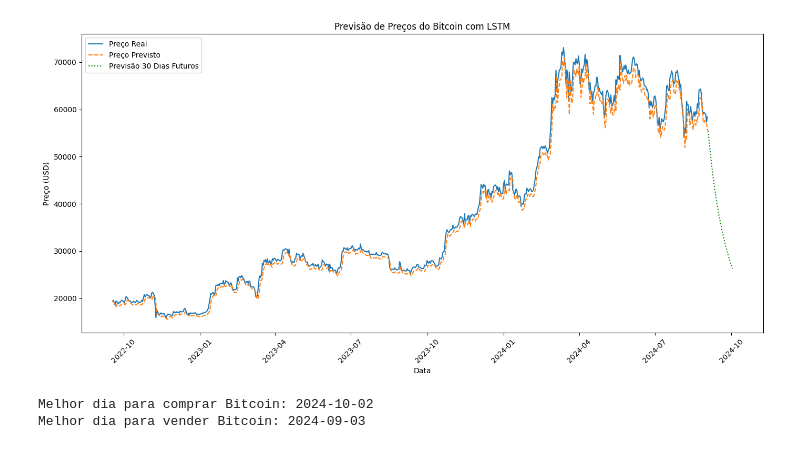
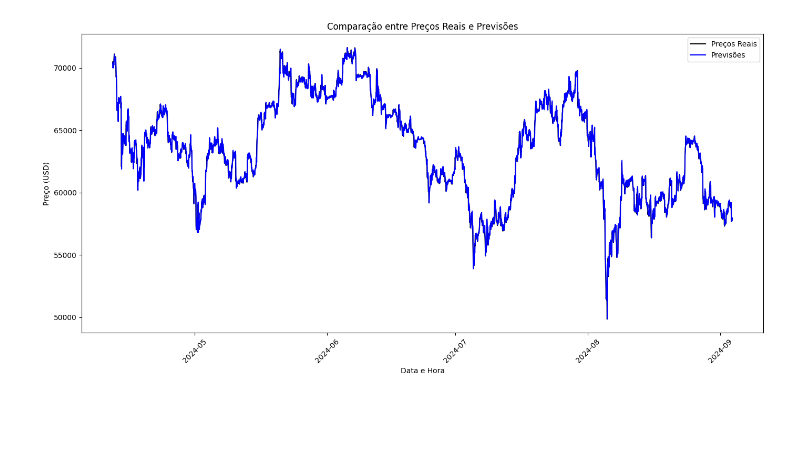
Before and after one commit to rafaelarojas/pondm7, a Jupyter notebook: src/model/lstm_btc.ipynb, the cells around one changed output. Cells and saved outputs as stored; diff of their text form; code cells hidden in the pictures; blank space fills up the shorter version.

Commit message:
feat: lstm_btc model 4 days

```diff
--- a/src/model/lstm_btc.ipynb
+++ b/src/model/lstm_btc.ipynb
@@ -18,4 +10,7 @@ To enable the following instructions: AVX2 AVX512F AVX512_VNNI FMA, in other ope
 # %%
-# Coleta de Dados Históricos (10 anos)
+# Coleta de Dados Históricos (2 anos)
 btc = yf.Ticker("BTC-USD")
-btc_data = btc.history(period="10y")
+btc_data = btc.history(period="2y", interval="1h")  # Coleta de dados por hora
+
+# Usar apenas a coluna 'Close' para previsão
+data = btc_data[["Close"]]
@@ -83,11 +76,16 @@ Epoch 30/30
 predicted_prices = model.predict(X_test)
 predicted_prices = scaler.inverse_transform(predicted_prices.reshape(-1, 1))
 
-# Previsão dos próximos 30 dias
+# Ajustar o tamanho de y_test para corresponder ao tamanho de predicted_prices
+real_prices = y_test[:len(predicted_prices)]
+real_prices = scaler.inverse_transform(real_prices.reshape(-1, 1))
+
+# Previsão das próximas 4 dias (96 horas)
 last_sequence = X_test[-1]  # Última sequência do conjunto de teste
 predictions = []
 
-for _ in range(30):
+# Gerar previsões para as próximas 96 horas
+for _ in range(96):
     pred = model.predict(last_sequence.reshape(1, sequence_length, 1))
     predictions.append(pred[0, 0])
     last_sequence = np.append(last_sequence[1:], pred)[-sequence_length:]
@@ -95,10 +93,7 @@ for _ in range(30):
 
 predictions = scaler.inverse_transform(np.array(predictions).reshape(-1, 1))
 
-# Preços reais de teste para comparação
-real_prices = scaler.inverse_transform(y_test.reshape(-1, 1))
-
-# Obter as datas para os próximos 30 dias
+# Obter as datas para as próximas 96 horas
 last_date = y_dates_test[-1]
-future_dates = pd.date_range(start=last_date + pd.Timedelta(days=1), periods=30, freq='D')
+future_dates = pd.date_range(start=last_date + pd.Timedelta(hours=1), periods=96, freq='H')
 # %% [output]
@@ -135,36 +168,13 @@ Mean Absolute Error (MAE): 1280.04
 # %%
-# Plotar o Gráfico de Previsão vs Real, incluindo os próximos 30 dias
 plt.figure(figsize=(14, 7))
-plt.plot(y_dates_test, real_prices, label="Preço Real")
-plt.plot(y_dates_test, predicted_prices, label="Preço Previsto", linestyle="--")
-
-# Adicionar as previsões dos próximos 30 dias ao gráfico
-plt.plot(
-    future_dates,
-    predictions,
-    label="Previsão 30 Dias Futuros",
-    linestyle=":",
-    color="green",
-)
-
-plt.title("Previsão de Preços do Bitcoin com LSTM")
-plt.xlabel("Data")
+plt.plot(y_dates_test[:len(predicted_prices)], real_prices, color="black", label="Preços Reais")
+plt.plot(y_dates_test[:len(predicted_prices)], predicted_prices, color="blue", label="Previsões")
+plt.title("Comparação entre Preços Reais e Previsões")
+plt.xlabel("Data e Hora")
 plt.ylabel("Preço (USD)")
 plt.legend()
 plt.xticks(rotation=45)
 plt.tight_layout()
 plt.show()
 # %% [output]
-[figure, old version]
+[figure, new version]
-# %%
-# Identificação dos Melhores Dias para Comprar e Vender
-buy_day_index = np.argmin(predictions)
-sell_day_index = np.argmax(predictions)
-buy_day = future_dates[buy_day_index]
-sell_day = future_dates[sell_day_index]
-
-print(f"Melhor dia para comprar Bitcoin: {buy_day.date()}")
-print(f"Melhor dia para vender Bitcoin: {sell_day.date()}")
-# %% [output]
-Melhor dia para comprar Bitcoin: 2024-10-02
-Melhor dia para vender Bitcoin: 2024-09-03
```
Also changed, not shown: parts of 14 cells of this notebook.
